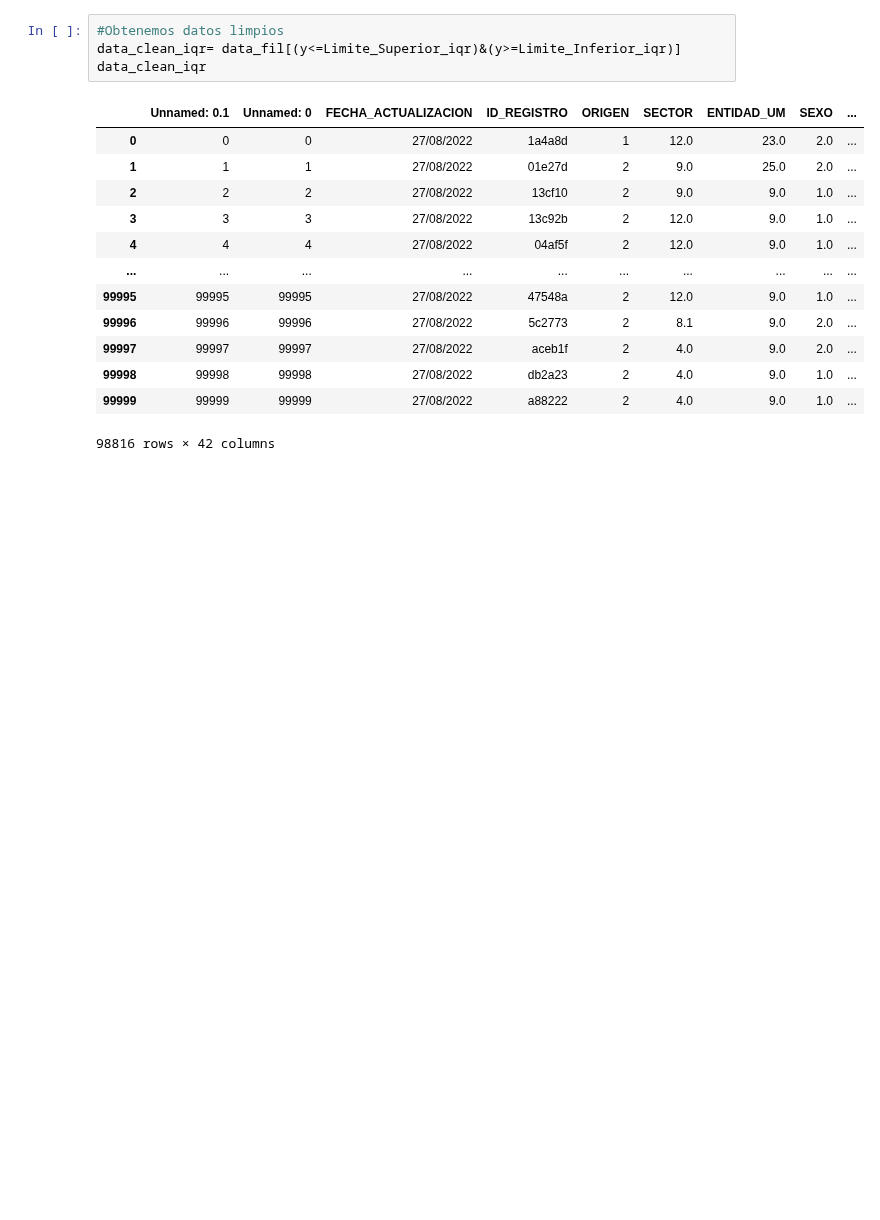
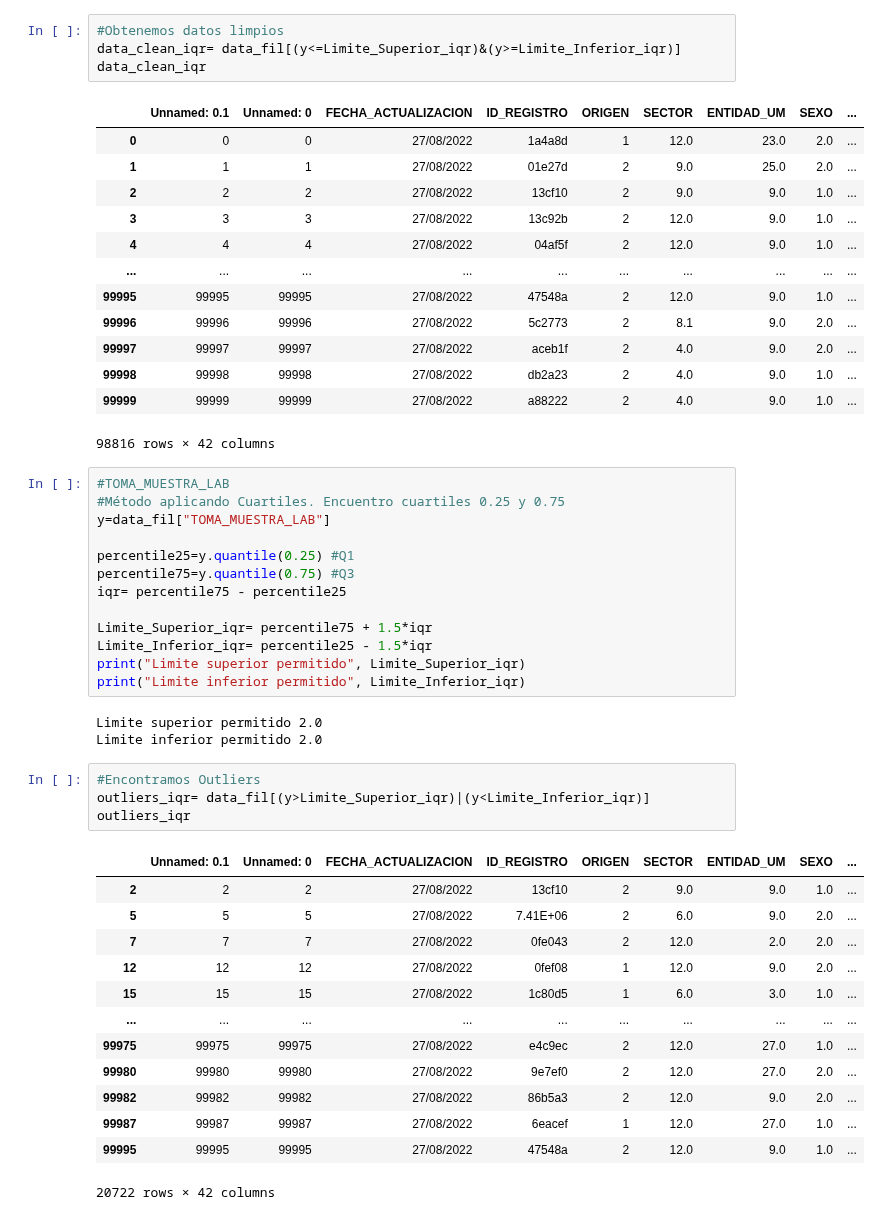
Before and after one commit to ElizabethCobos/Actividad4, a Jupyter notebook: Actividad4.ipynb, the cells around one changed output. Saved outputs shown, nothing was run; the diff lists cells and outputs as text; blank space fills up the shorter version.

Commit message:
Outlier toma_muestra_lab

```diff
--- a/Actividad4.ipynb
+++ b/Actividad4.ipynb
@@ -1636,3 +1636,37 @@ data_clean_iqr
 | 99998 | 99998 | 99998 | 27/08/2022 | db2a23 | 2 | 4.0 | 9.0 | 1.0 | ... |
 | 99999 | 99999 | 99999 | 27/08/2022 | a88222 | 2 | 4.0 | 9.0 | 1.0 | ... |
 98816 rows × 42 columns
+# %%
+#TOMA_MUESTRA_LAB
+#Método aplicando Cuartiles. Encuentro cuartiles 0.25 y 0.75
+y=data_fil["TOMA_MUESTRA_LAB"]
+
+percentile25=y.quantile(0.25) #Q1
+percentile75=y.quantile(0.75) #Q3
+iqr= percentile75 - percentile25
+
+Limite_Superior_iqr= percentile75 + 1.5*iqr
+Limite_Inferior_iqr= percentile25 - 1.5*iqr
+print("Limite superior permitido", Limite_Superior_iqr)
+print("Limite inferior permitido", Limite_Inferior_iqr)
+# %% [output]
+Limite superior permitido 2.0
+Limite inferior permitido 2.0
+# %%
+#Encontramos Outliers
+outliers_iqr= data_fil[(y>Limite_Superior_iqr)|(y<Limite_Inferior_iqr)]
+outliers_iqr
+# %% [output]
+|  | Unnamed: 0.1 | Unnamed: 0 | FECHA_ACTUALIZACION | ID_REGISTRO | ORIGEN | SECTOR | ENTIDAD_UM | SEXO | ... |
+| 2 | 2 | 2 | 27/08/2022 | 13cf10 | 2 | 9.0 | 9.0 | 1.0 | ... |
+| 5 | 5 | 5 | 27/08/2022 | 7.41E+06 | 2 | 6.0 | 9.0 | 2.0 | ... |
+| 7 | 7 | 7 | 27/08/2022 | 0fe043 | 2 | 12.0 | 2.0 | 2.0 | ... |
+| 12 | 12 | 12 | 27/08/2022 | 0fef08 | 1 | 12.0 | 9.0 | 2.0 | ... |
+| 15 | 15 | 15 | 27/08/2022 | 1c80d5 | 1 | 6.0 | 3.0 | 1.0 | ... |
+| ... | ... | ... | ... | ... | ... | ... | ... | ... | ... |
+| 99975 | 99975 | 99975 | 27/08/2022 | e4c9ec | 2 | 12.0 | 27.0 | 1.0 | ... |
+| 99980 | 99980 | 99980 | 27/08/2022 | 9e7ef0 | 2 | 12.0 | 27.0 | 2.0 | ... |
+| 99982 | 99982 | 99982 | 27/08/2022 | 86b5a3 | 2 | 12.0 | 9.0 | 2.0 | ... |
+| 99987 | 99987 | 99987 | 27/08/2022 | 6eacef | 1 | 12.0 | 27.0 | 1.0 | ... |
+| 99995 | 99995 | 99995 | 27/08/2022 | 47548a | 2 | 12.0 | 9.0 | 1.0 | ... |
+20722 rows × 42 columns
```
Also changed, not shown: parts of 1 cell of this notebook.
